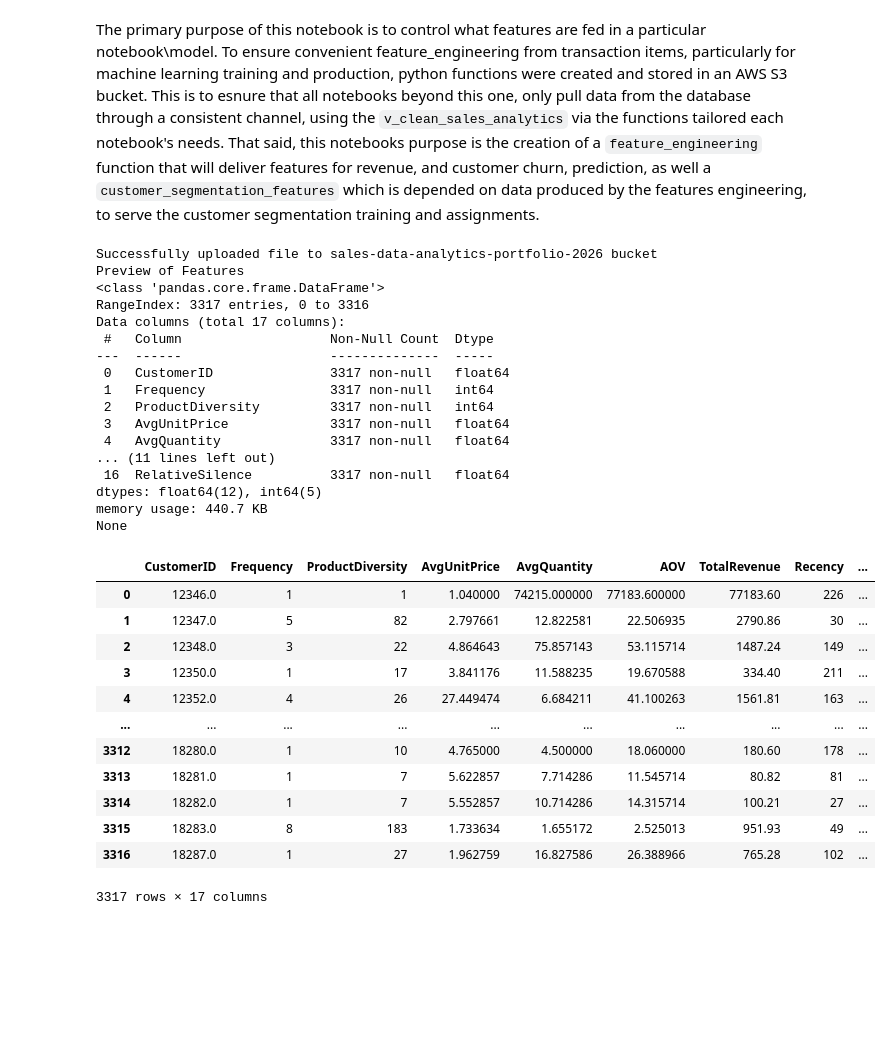
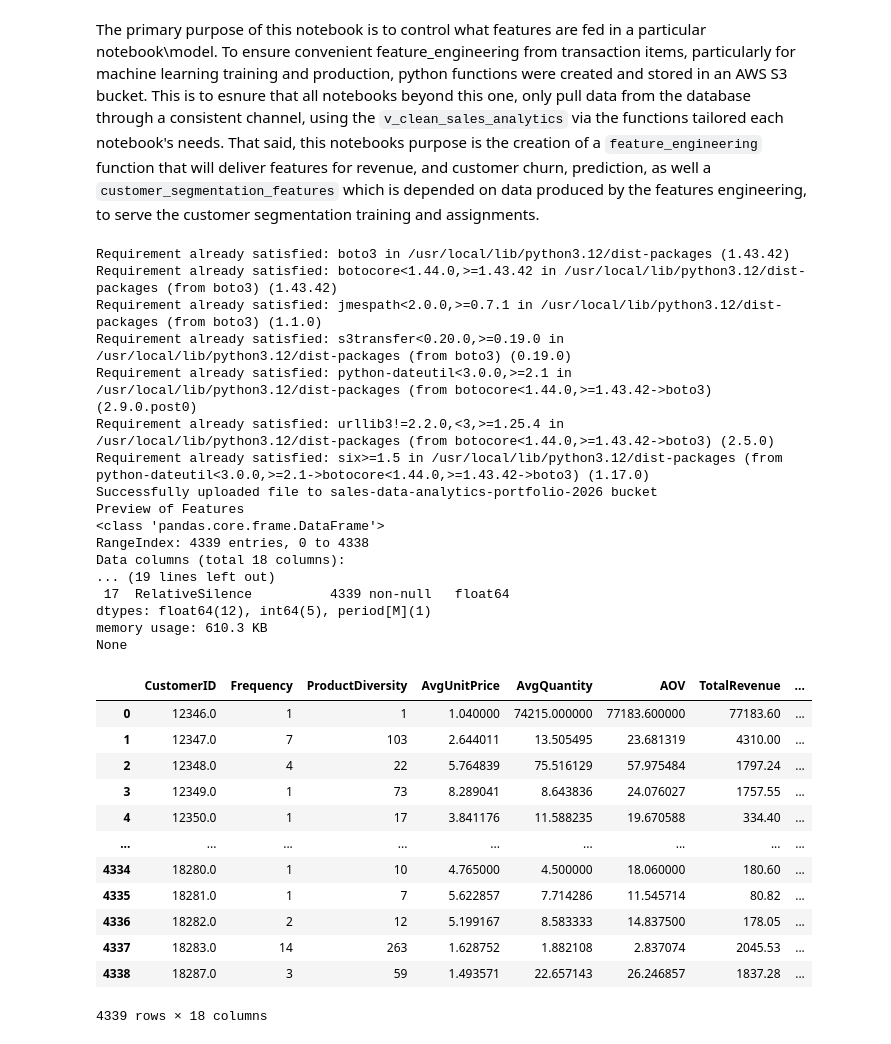
Before and after one commit to mundundan-star/online-retail-customer-analytics, a Jupyter notebook: 2.0 Feature_Engineering.ipynb, the cells around one changed output. Saved outputs shown, nothing was run; the diff lists cells and outputs as text; code cells hidden in the pictures; blank space fills up the shorter version.

```diff
--- a/2.0 Feature_Engineering.ipynb
+++ b/2.0 Feature_Engineering.ipynb
@@ -4,7 +4,7 @@
 The primary purpose of this notebook is to control what features are fed in a particular notebook\model.
 To ensure convenient feature_engineering from transaction items, particularly for machine learning training and production, python functions were created and stored in an AWS S3 bucket. This is to esnure that all notebooks beyond this one, only pull data from the database through a consistent channel, using the `v_clean_sales_analytics` via the functions tailored each notebook's needs. That said, this notebooks purpose is the creation of a `feature_engineering` function that will deliver features for revenue, and customer churn, prediction, as well a `customer_segmentation_features` which is depended on data produced by the features engineering, to serve the customer segmentation training and assignments.
 # %%
-#!pip install boto3
+!pip install boto3
 import pandas as pd
 import numpy as np
 import seaborn as sns
@@ -48,6 +48,7 @@ def feature_engineering(df):
        TotalRevenue = ("Revenue", "sum")
     )
 
+    cust_data["CohortMonth"] = cust_data["FirstPurchase"].dt.to_period("M")
     cust_data["Recency"] = 1 + (end_date - cust_data["LastPurchase"]).dt.days
     cust_data["Tenure"] = 1 + (end_date - cust_data["FirstPurchase"]).dt.days
     cust_data["ObservedLifeSpan"] = 1 + (cust_data["LastPurchase"] - cust_data["FirstPurchase"]).dt.days
@@ -78,63 +79,62 @@ def feature_engineering(df):
 
 # Uploading file to s3 bucket
 s3.upload_file('feature_engineering.py', bucket_name, 'functions/feature_engineering.py')
 print(f'Successfully uploaded file to {bucket_name} bucket')
 
 s3.download_file(bucket_name, 'functions/feature_engineering.py', 'feature_engineering.py')
 
 sys.path.append(os.getcwd())
 
 import feature_engineering
 
 importlib.reload(feature_engineering)
 
 from feature_engineering import feature_engineering
 
 engine = create_engine(userdata.get("NEON_DATABASE_URL"))
 
 query = """
 SELECT *
 FROM v_clean_sales_analytics
-WHERE "InvoiceDate" <= '2011-08-31'
 """
 
 df = pd.read_sql(text(query), con = engine)
 
-df = feature_engineering(df)
+df0 = feature_engineering(df)
 print('Preview of Features')
-print(df.info())
-df
+print(df0.info())
+df0
 # %% [output]
+Requirement already satisfied: boto3 in /usr/local/lib/python3.12/dist-packages (1.43.42)
+Requirement already satisfied: botocore<1.44.0,>=1.43.42 in /usr/local/lib/python3.12/dist-packages (from boto3) (1.43.42)
+Requirement already satisfied: jmespath<2.0.0,>=0.7.1 in /usr/local/lib/python3.12/dist-packages (from boto3) (1.1.0)
+Requirement already satisfied: s3transfer<0.20.0,>=0.19.0 in /usr/local/lib/python3.12/dist-packages (from boto3) (0.19.0)
+Requirement already satisfied: python-dateutil<3.0.0,>=2.1 in /usr/local/lib/python3.12/dist-packages (from botocore<1.44.0,>=1.43.42->boto3) (2.9.0.post0)
+Requirement already satisfied: urllib3!=2.2.0,<3,>=1.25.4 in /usr/local/lib/python3.12/dist-packages (from botocore<1.44.0,>=1.43.42->boto3) (2.5.0)
+Requirement already satisfied: six>=1.5 in /usr/local/lib/python3.12/dist-packages (from python-dateutil<3.0.0,>=2.1->botocore<1.44.0,>=1.43.42->boto3) (1.17.0)
 Successfully uploaded file to sales-data-analytics-portfolio-2026 bucket
 Preview of Features
 <class 'pandas.core.frame.DataFrame'>
-RangeIndex: 3317 entries, 0 to 3316
-Data columns (total 17 columns):
- #   Column                   Non-Null Count  Dtype
----  ------                   --------------  -----
- 0   CustomerID               3317 non-null   float64
- 1   Frequency                3317 non-null   int64
- 2   ProductDiversity         3317 non-null   int64
- 3   AvgUnitPrice             3317 non-null   float64
- 4   AvgQuantity              3317 non-null   float64
-... (11 lines left out)
- 16  RelativeSilence          3317 non-null   float64
-dtypes: float64(12), int64(5)
-memory usage: 440.7 KB
+RangeIndex: 4339 entries, 0 to 4338
+Data columns (total 18 columns):
+... (19 lines left out)
+ 17  RelativeSilence          4339 non-null   float64
+dtypes: float64(12), int64(5), period[M](1)
+memory usage: 610.3 KB
 None
-|  | CustomerID | Frequency | ProductDiversity | AvgUnitPrice | AvgQuantity | AOV | TotalRevenue | Recency | ... |
-| 0 | 12346.0 | 1 | 1 | 1.040000 | 74215.000000 | 77183.600000 | 77183.60 | 226 | ... |
-| 1 | 12347.0 | 5 | 82 | 2.797661 | 12.822581 | 22.506935 | 2790.86 | 30 | ... |
-| 2 | 12348.0 | 3 | 22 | 4.864643 | 75.857143 | 53.115714 | 1487.24 | 149 | ... |
-| 3 | 12350.0 | 1 | 17 | 3.841176 | 11.588235 | 19.670588 | 334.40 | 211 | ... |
-| 4 | 12352.0 | 4 | 26 | 27.449474 | 6.684211 | 41.100263 | 1561.81 | 163 | ... |
-| ... | ... | ... | ... | ... | ... | ... | ... | ... | ... |
-| 3312 | 18280.0 | 1 | 10 | 4.765000 | 4.500000 | 18.060000 | 180.60 | 178 | ... |
-| 3313 | 18281.0 | 1 | 7 | 5.622857 | 7.714286 | 11.545714 | 80.82 | 81 | ... |
-| 3314 | 18282.0 | 1 | 7 | 5.552857 | 10.714286 | 14.315714 | 100.21 | 27 | ... |
-| 3315 | 18283.0 | 8 | 183 | 1.733634 | 1.655172 | 2.525013 | 951.93 | 49 | ... |
-| 3316 | 18287.0 | 1 | 27 | 1.962759 | 16.827586 | 26.388966 | 765.28 | 102 | ... |
+|  | CustomerID | Frequency | ProductDiversity | AvgUnitPrice | AvgQuantity | AOV | TotalRevenue | ... |
+| 0 | 12346.0 | 1 | 1 | 1.040000 | 74215.000000 | 77183.600000 | 77183.60 | ... |
+| 1 | 12347.0 | 7 | 103 | 2.644011 | 13.505495 | 23.681319 | 4310.00 | ... |
+| 2 | 12348.0 | 4 | 22 | 5.764839 | 75.516129 | 57.975484 | 1797.24 | ... |
+| 3 | 12349.0 | 1 | 73 | 8.289041 | 8.643836 | 24.076027 | 1757.55 | ... |
+| 4 | 12350.0 | 1 | 17 | 3.841176 | 11.588235 | 19.670588 | 334.40 | ... |
+| ... | ... | ... | ... | ... | ... | ... | ... | ... |
+| 4334 | 18280.0 | 1 | 10 | 4.765000 | 4.500000 | 18.060000 | 180.60 | ... |
+| 4335 | 18281.0 | 1 | 7 | 5.622857 | 7.714286 | 11.545714 | 80.82 | ... |
+| 4336 | 18282.0 | 2 | 12 | 5.199167 | 8.583333 | 14.837500 | 178.05 | ... |
+| 4337 | 18283.0 | 14 | 263 | 1.628752 | 1.882108 | 2.837074 | 2045.53 | ... |
+| 4338 | 18287.0 | 3 | 59 | 1.493571 | 22.657143 | 26.246857 | 1837.28 | ... |
-3317 rows × 17 columns
+4339 rows × 18 columns
 # %%
 # creating function to pull features specifically for customer Segmentation from dataframe after passing feature_engineering function
 
```
Also changed, not shown: parts of 2 cells of this notebook.
